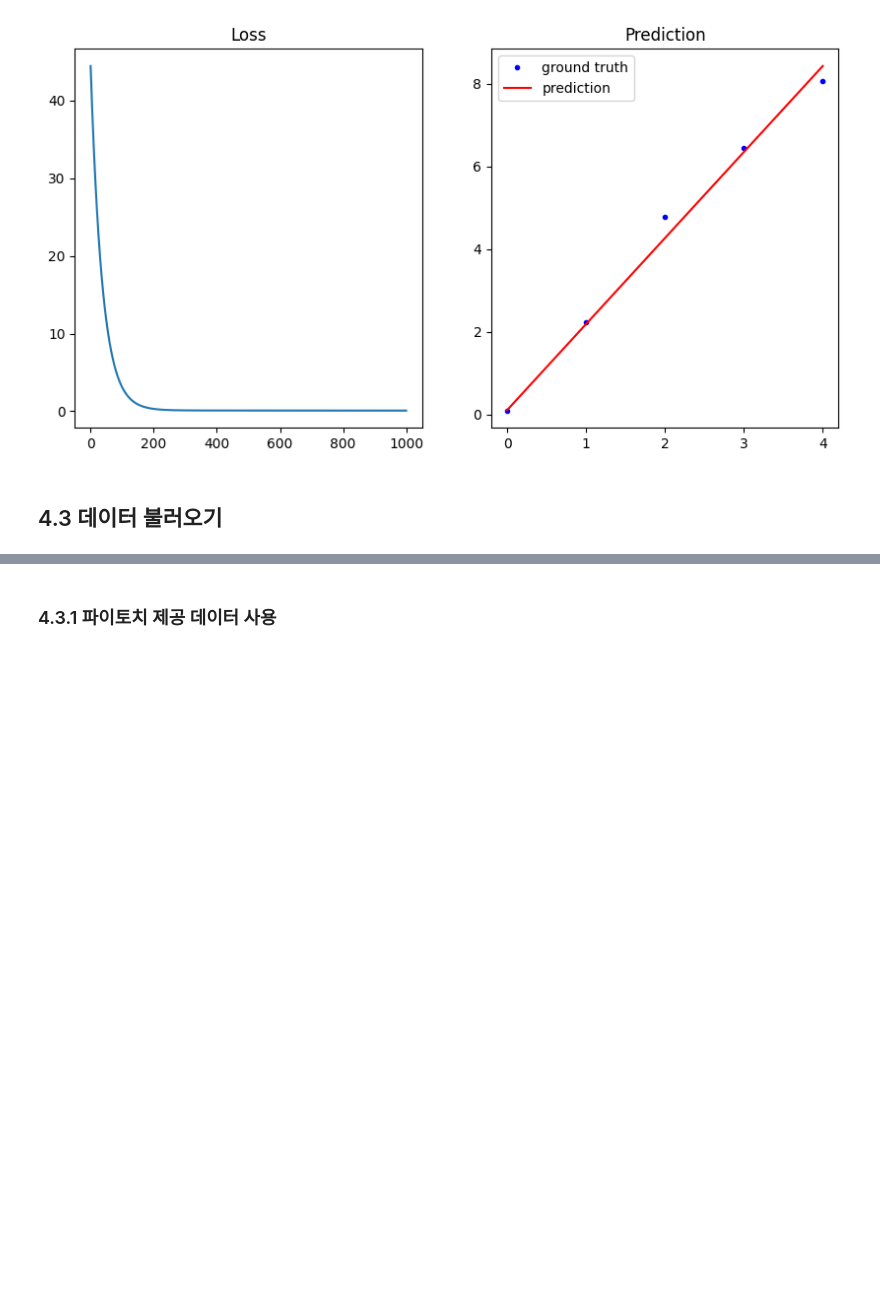
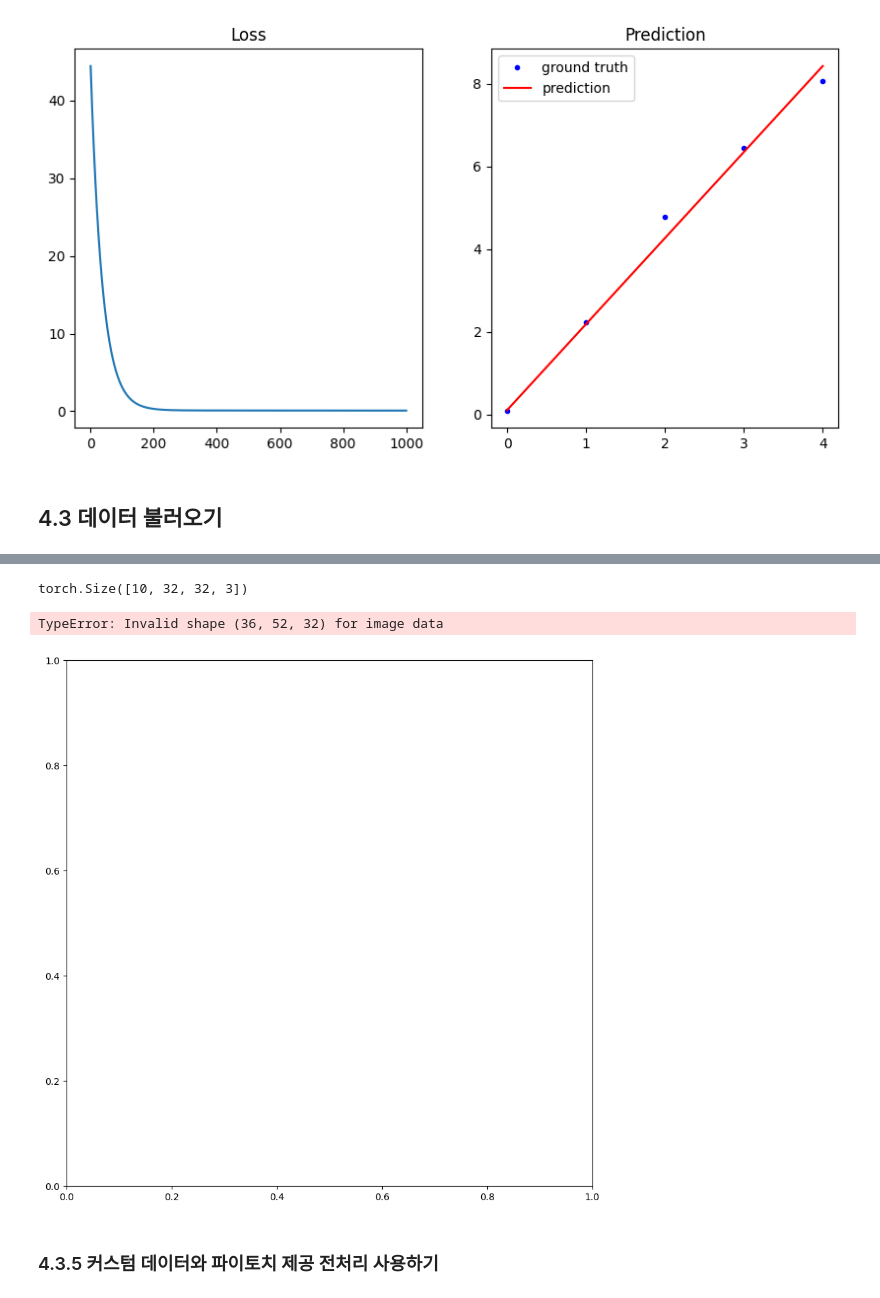
Before and after one commit to kyungheee/pytorch-basic-study, a Jupyter notebook: chapter04/chapter04_soyeon.ipynb, the cells around one changed output, grey strips where cells are left out. Drawn from its saved outputs; the diff is of its cells as text; code cells hidden in the pictures; blank space fills up the shorter version.

```diff
--- a/chapter04/chapter04_soyeon.ipynb
+++ b/chapter04/chapter04_soyeon.ipynb
@@ -183,2 +303,46 @@ plt.show()
+# %%
+# 4.3.3의 MyDataset에서 전처리 추가
+
+class MyDataset(Dataset):
+  def __init__(self, x_data, y_data, transform=None): # transform=None은 전처리를 사용하지 않겠다는 의미
+    self.x_data = x_data
+    self.y_data = y_data
+    self.transform = transform
+    self.len = len(y_data)
+    self.tensor = ToTensor()
+
+  def __getitem__(self, index):
+    return self.x_data[index], self.y_data[index]
+
+    # transform이 None이 아니라면 __getitem__에서 sample을 반환하기 전에 전처리를 할 수 있도록 if문 작성
+    if self.transform:
+      sample = self.transform(sample)
+    else: # None이면 텐서 변환은 기본적으로 하도록 구성
+      sample = self.tensor(sample)
+    return sample
+
+  def __len__(self):
+    return self.len
+# %%
+trans = tr.Compose([ToTensor(), CutOut()])
+dataset1 = MyDataset(train_images, train_labels, transform=trans)
+train_loader1 = DataLoader(dataset1, batch_size=10, shuffle=True)
+# %%
+print(images1.size())
+# %% [output]
+torch.Size([10, 32, 32, 3])
+# %%
+import torchvision
+images1, labels1 = next(iter(train_loader1))
+
+def imshow(img):
+  plt.figure(figsize=(10, 100))
+  plt.imshow(img.permute(1,2,0).numpy())
+  plt.show()
+
+imshow(torchvision.utils.make_grid(images1, nrow=10))
+# %% [output]
+TypeError: Invalid shape (36, 52, 32) for image data
+[figure, added]
 # %% [markdown]
-### 4.3.1 파이토치 제공 데이터 사용
+### 4.3.5 커스텀 데이터와 파이토치 제공 전처리 사용하기
```
Also changed, not shown: parts of 13 cells of this notebook.
